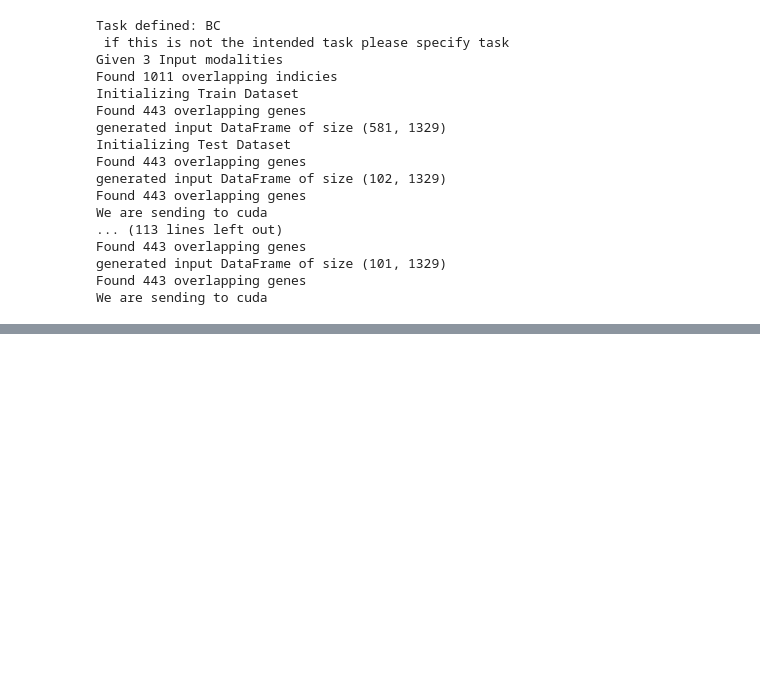
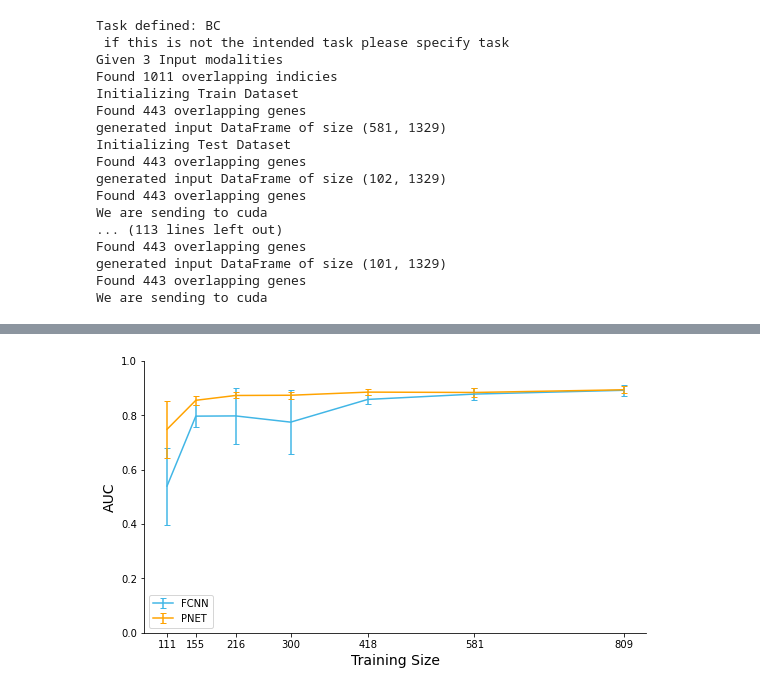
Before and after one commit to vanallenlab/pnet, a Jupyter notebook: src/sample_size_reduction.ipynb, the cells around one changed output, grey strips where cells are left out. Saved outputs shown, nothing was run; the diff lists cells and outputs as text; code cells hidden in the pictures; blank space fills up the shorter version.

```diff
--- a/src/sample_size_reduction.ipynb
+++ b/src/sample_size_reduction.ipynb
@@ -164,4 +164,32 @@ df
 140 rows × 3 columns
+# %%
+y_mean_fcnn = df.groupby(['Model','Training Size']).mean()['AUC']['FCNN']
+y_mean_pnet = df.groupby(['Model','Training Size']).mean()['AUC']['PNET']
+# %%
+y_std_fcnn = df.groupby(['Model','Training Size']).std()['AUC']['FCNN']
+error_fcnn = 0.5*y_std_fcnn
+lower_fcnn = y_mean_fcnn - error_fcnn
+upper_fcnn = y_mean_fcnn + error_fcnn
+
+y_std_pnet = df.groupby(['Model','Training Size']).std()['AUC']['PNET']
+error_pnet = 0.5*y_std_pnet
+lower_pnet = y_mean_pnet - error_pnet
+upper_pnet = y_mean_pnet + error_pnet
+
+fig, ax = plt.subplots(figsize=(9,5))
+ax.errorbar(x, y_mean_fcnn, error_fcnn, color='#41B6E6', ecolor='#41B6E6', capsize=3)
+ax.errorbar(x, y_mean_pnet, error_pnet, color='#FFA300', ecolor='#FFA300', capsize=3)
+ax.set_xlabel('Training Size', fontsize=14)
+ax.set_ylabel('AUC', fontsize=14)
+ax.spines['top'].set_visible(False)
+ax.spines['right'].set_visible(False)
+plt.xticks([111, 155, 216, 300, 418, 581, 809])
+plt.legend(['FCNN', 'PNET'])
+plt.ylim((0,1))
+plt.savefig('../figures/sample_size_reduction.pdf')
+plt.show()
+# %% [output]
+[figure, added]
 # %%
 sns.set_palette(['#41B6E6', '#FFA300'])
 
```
Also changed, not shown: parts of 2 cells of this notebook, 6 other files.
